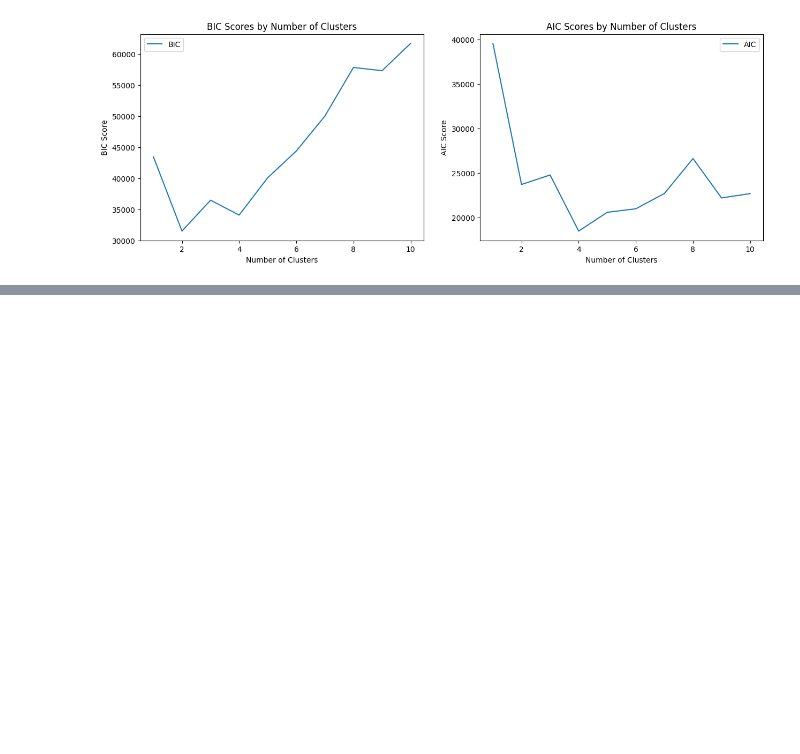
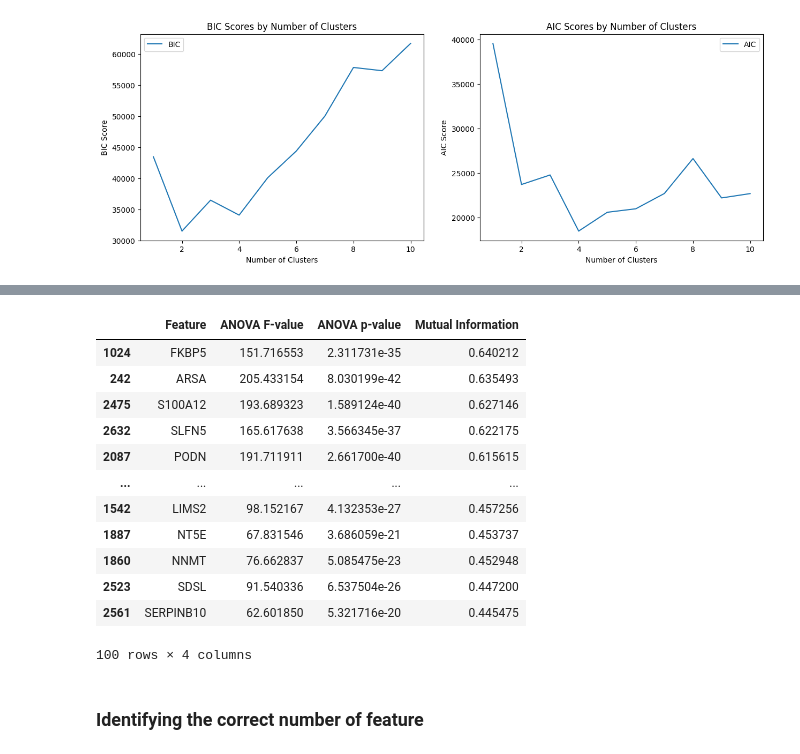
Before and after one commit to r7shun/omics, a Jupyter notebook: cluster.ipynb, the cells around one changed output, grey strips where cells are left out. Cells and saved outputs as stored; diff of their text form; code cells hidden in the pictures; blank space fills up the shorter version.

```diff
--- a/cluster.ipynb
+++ b/cluster.ipynb
@@ -328,0 +389,24 @@ cluster_assignments_df.to_csv('cluster_assignments.csv', index=False)
+# %%
+
+# sort by Mutual Information
+feature_scores.sort_values(by='Mutual Information', ascending=False, inplace=True)
+
+# Or select the top N features by Mutual Information
+top_n = 100
+significant_features_mi = feature_scores.nlargest(top_n, 'Mutual Information')
+# %%
+significant_features_mi
+# %% [output]
+|  | Feature | ANOVA F-value | ANOVA p-value | Mutual Information |
+| 1024 | FKBP5 | 151.716553 | 2.311731e-35 | 0.640212 |
+| 242 | ARSA | 205.433154 | 8.030199e-42 | 0.635493 |
+| 2475 | S100A12 | 193.689323 | 1.589124e-40 | 0.627146 |
+| 2632 | SLFN5 | 165.617638 | 3.566345e-37 | 0.622175 |
+| 2087 | PODN | 191.711911 | 2.661700e-40 | 0.615615 |
+| ... | ... | ... | ... | ... |
+| 1542 | LIMS2 | 98.152167 | 4.132353e-27 | 0.457256 |
+| 1887 | NT5E | 67.831546 | 3.686059e-21 | 0.453737 |
+| 1860 | NNMT | 76.662837 | 5.085475e-23 | 0.452948 |
+| 2523 | SDSL | 91.540336 | 6.537504e-26 | 0.447200 |
+| 2561 | SERPINB10 | 62.601850 | 5.321716e-20 | 0.445475 |
+100 rows × 4 columns
@@ -328,0 +427,2 @@ cluster_assignments_df.to_csv('cluster_assignments.csv', index=False)
+# %% [markdown]
+### Identifying the correct number of feature
```
Also changed, not shown: parts of 20 cells of this notebook, 5 other files.
